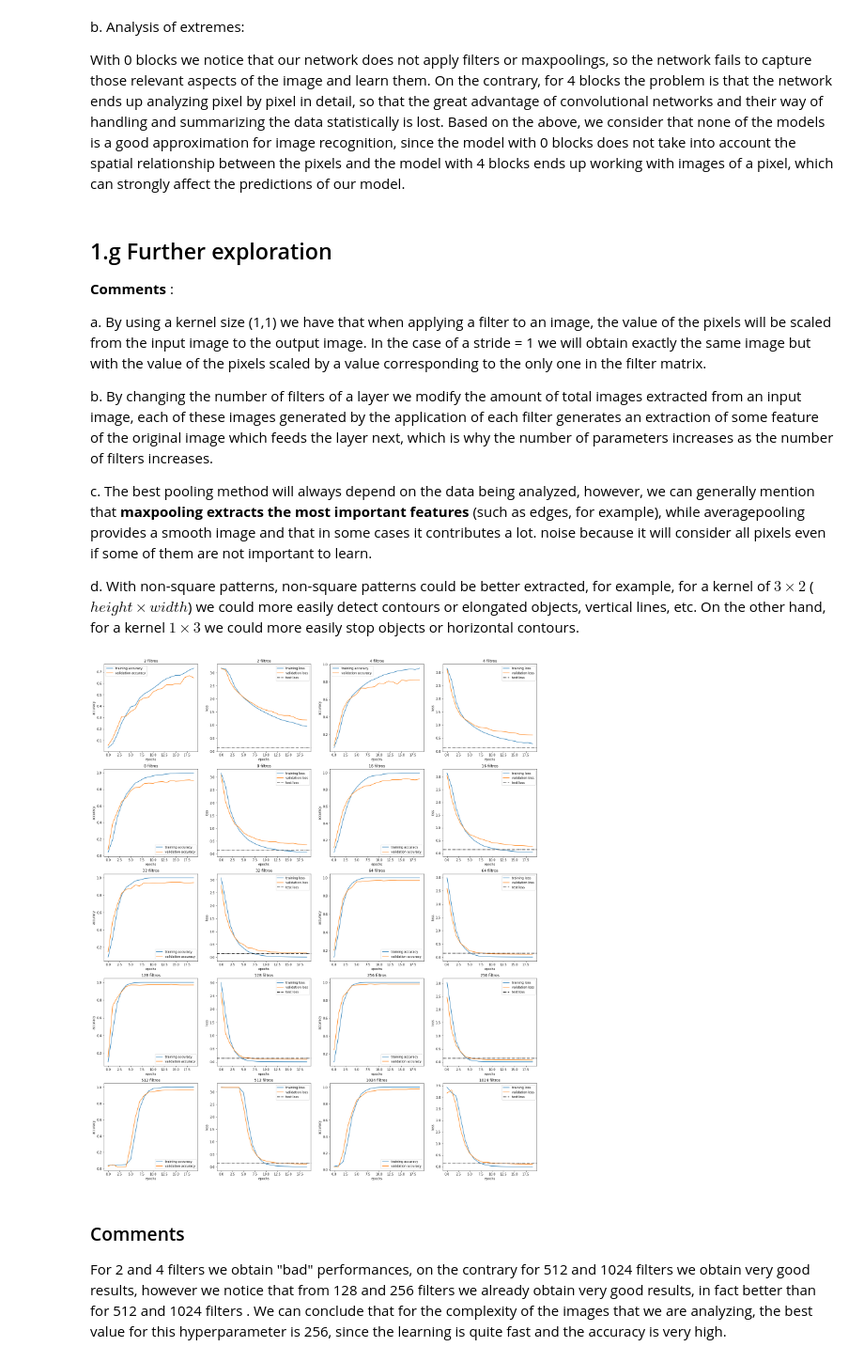
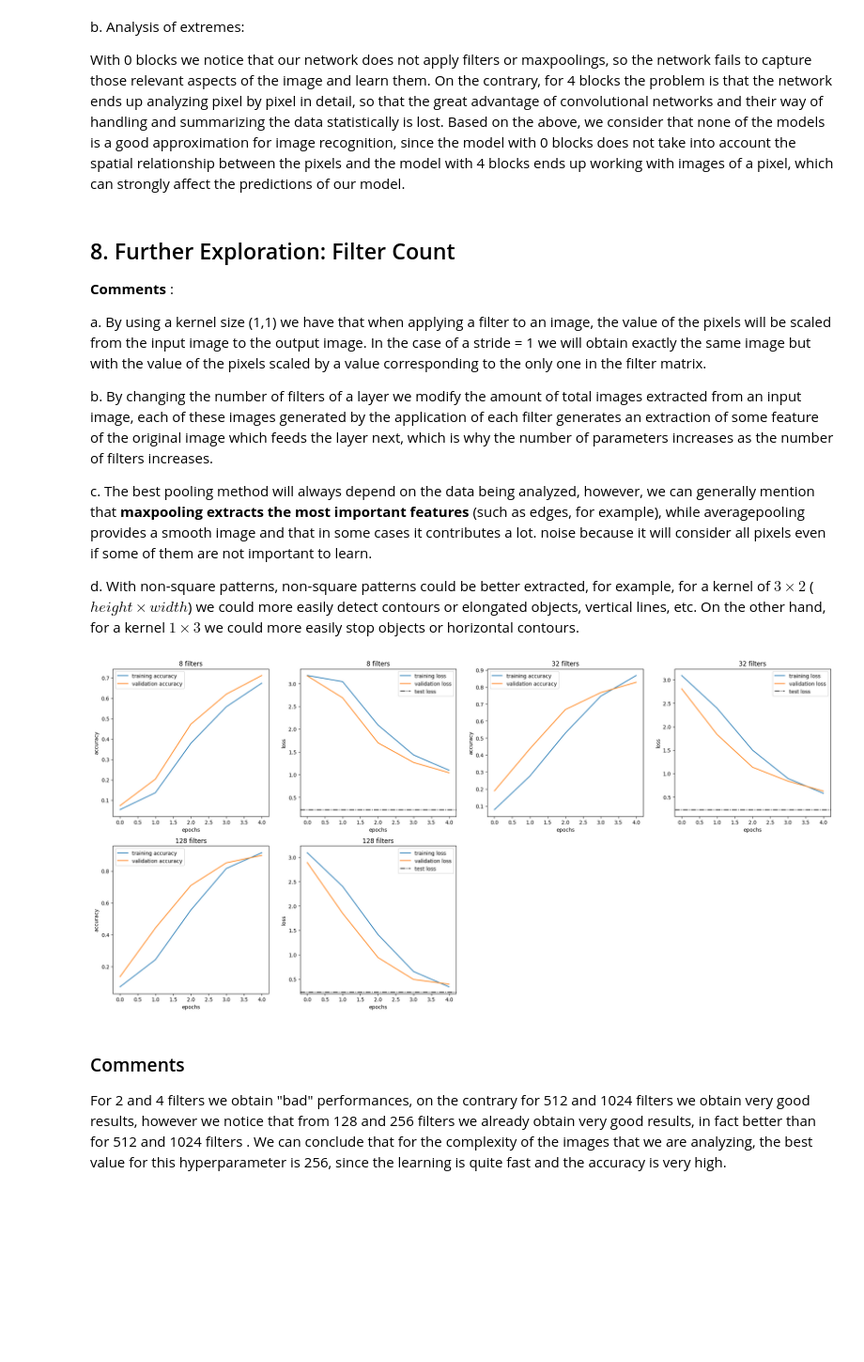
Before and after one commit to Portfolio-KRV/signlang, a Jupyter notebook: main_english.ipynb, the cells around one changed output. Shown at 94% size. Drawn from its saved outputs; the diff is of its cells as text; code cells hidden in the pictures; blank space fills up the shorter version.

```diff
--- a/main_english.ipynb
+++ b/main_english.ipynb
@@ -452,24 +572,3 @@ _________________________________________________________________
-# %%
-from keras.callbacks import History, EarlyStopping
-
-my_callbacks = [
-    History(),  # Returns validation and training loss
-    EarlyStopping(
-        patience=100,
-        monitor="val_loss",  # Stops training when the validation loss doesnt get better in n°patience consecutive epochs,keep it at 100 it's only to show u
-        restore_best_weights=True,
-    ),
-]
-
-model_2.compile(optimizer="adam", loss="categorical_crossentropy", metrics=["acc"])
-history_2 = model_2.fit(
-    x_tr,
-    y_tr,
-    epochs=20,
-    validation_data=(x_val, y_val),
-    verbose=0,
-    callbacks=my_callbacks,
-)
 # %%
 acc_tst_2 = model_2.evaluate(x_tst, y_tst, verbose=0)
 # %%
@@ -498,7 +597,7 @@ plt.show()
  We will analyze how depth affects network performance.
 # %%
 histories = []
-for block_num in range(5):  # 28 14 7 3 1
+for block_num in range(3):  # reduced from 5 for faster reproducibility
 
     model = Sequential()
     # create model
@@ -506,10 +605,10 @@ for block_num in range(5):  # 28 14 7 3 1
     for i in range(block_num):
 
         model.add(
-            Conv2D(filters=256, kernel_size=(3, 3), padding="same", activation="relu")
+            Conv2D(filters=64, kernel_size=(3, 3), padding="same", activation="relu")
         )
         model.add(
-            Conv2D(filters=256, kernel_size=(3, 3), padding="same", activation="relu")
+            Conv2D(filters=64, kernel_size=(3, 3), padding="same", activation="relu")
         )
         model.add(MaxPooling2D(pool_size=(2, 2)))
 
@@ -538,7 +637,7 @@ for block_num in range(5):  # 28 14 7 3 1
     history = model.fit(
         x_tr,
         y_tr,
-        epochs=20,
+        epochs=5,  # reduced from 20 for faster reproducibility
         validation_data=(x_val, y_val),
         verbose=0,
         callbacks=my_callbacks,
@@ -548,14 +647,14 @@ for block_num in range(5):  # 28 14 7 3 1
 plt.rcParams["figure.figsize"] = [25, 10]
 for i, history in enumerate(histories):  # 0 1 2 3 4
     plt.subplot(2, 5, 2 * i + 1)
-    plt.title(f"Arquitectura con {i} bloques")
+    plt.title(f"Architecture with {i} blocks")
     plt.plot(history.history["acc"], label="training accuracy")
     plt.plot(history.history["val_acc"], label="validation accuracy")
     plt.legend()
     plt.xlabel("epochs")
     plt.ylabel("accuracy")
     plt.subplot(2, 5, 2 * i + 2)
-    plt.title(f"Arquitectura con {i} bloques")
+    plt.title(f"Architecture with {i} blocks")
     plt.plot(history.history["loss"], label="training loss")
     plt.plot(history.history["val_loss"], label="validation loss")
     plt.xlabel("epochs")
@@ -578,7 +677,7 @@ plt.show()
  With 0 blocks we notice that our network does not apply filters or maxpoolings, so the network fails to capture those relevant aspects of the image and learn them. On the contrary, for 4 blocks the problem is that the network ends up analyzing pixel by pixel in detail, so that the great advantage of convolutional networks and their way of handling and summarizing the data statistically is lost. Based on the above, we consider that none of the models is a good approximation for image recognition, since the model with 0 blocks does not take into account the spatial relationship between the pixels and the model with 4 blocks ends up working with images of a pixel, which can strongly affect the predictions of our model.
 # %% [markdown]
 
-## 1.g Further exploration
+## 8. Further Exploration: Filter Count
 
  **Comments** :
 
@@ -594,8 +693,8 @@ from keras.layers import Conv2D, MaxPooling2D, Flatten, Dense
 
 histories_3 = []
 # n_filtros = 128
-filtros = [2, 4, 8, 16, 32, 64, 128, 256, 512, 1024]
-for n_filtros in filtros:
+filters_list = [8, 32, 128]  # original swept [2,4,8,16,32,64,128,256,512,1024]
+for n_filtros in filters_list:
     model_3 = Sequential()
 
     model_3.add(
@@ -669,7 +768,7 @@ for n_filtros in filtros:
     history_3 = model_3.fit(
         x_tr,
         y_tr,
-        epochs=20,
+        epochs=5,  # reduced from 20
         validation_data=(x_val, y_val),
         verbose=0,
         callbacks=my_callbacks,
@@ -678,24 +777,24 @@ for n_filtros in filtros:
 # %%
 plt.rcParams["figure.figsize"] = [25, 30]
 for i, history in enumerate(histories_3):  # 0 1 2 3 4
     plt.subplot(5, 4, 2 * i + 1)
     plt.plot(history.history["acc"], label="training accuracy")
     plt.plot(history.history["val_acc"], label="validation accuracy")
-    plt.title(f"{filtros[i]} filtros")
+    plt.title(f"{filters_list[i]} filters")
     plt.legend()
     plt.xlabel("epochs")
     plt.ylabel("accuracy")
     plt.subplot(5, 4, 2 * i + 2)
     plt.plot(history.history["loss"], label="training loss")
     plt.plot(history.history["val_loss"], label="validation loss")
-    plt.title(f"{filtros[i]} filtros")
+    plt.title(f"{filters_list[i]} filters")
     plt.xlabel("epochs")
     plt.ylabel("loss")
     plt.axhline(y=acc_tst_2[0], color="k", linestyle="-.", label="test loss")
     plt.legend()
 plt.show()
 # %% [output]
-[figure, old version]
+[figure, new version]
 # %% [markdown]
 
 ### Comments
```
Also changed, not shown: parts of 72 cells of this notebook, 52 other files.
